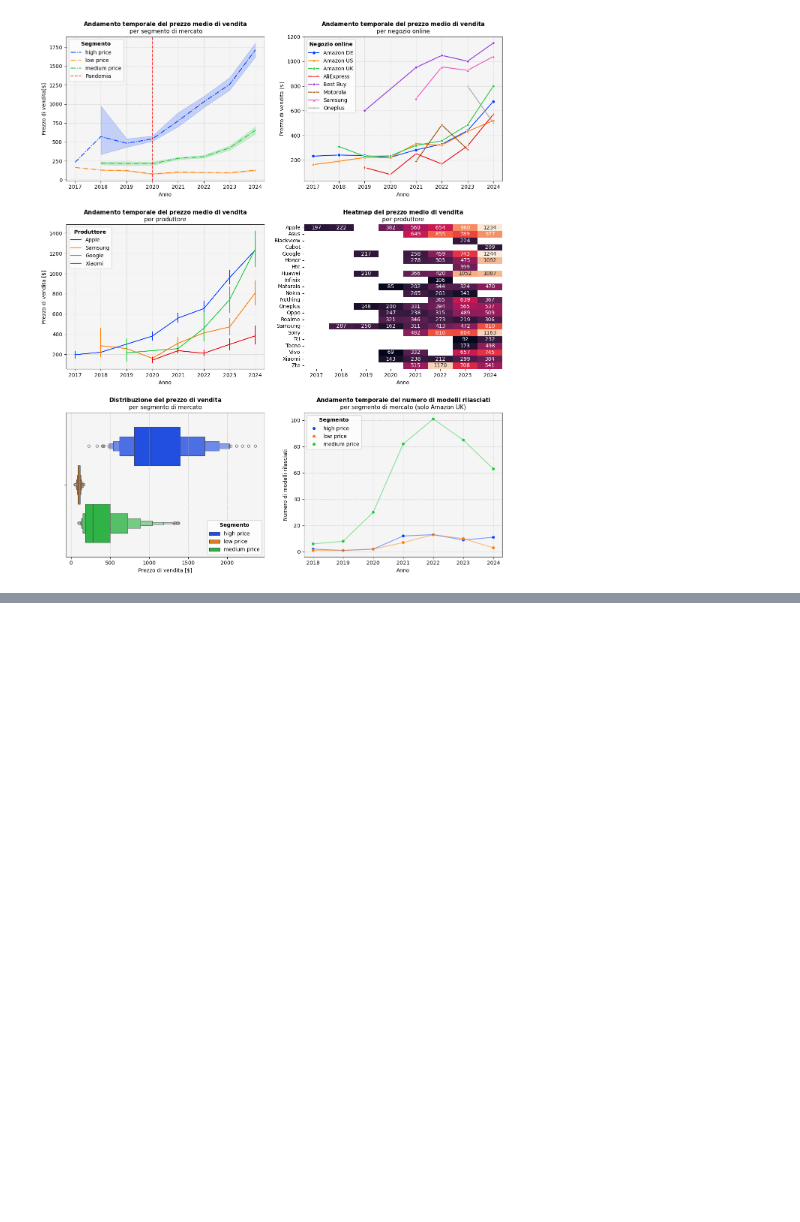
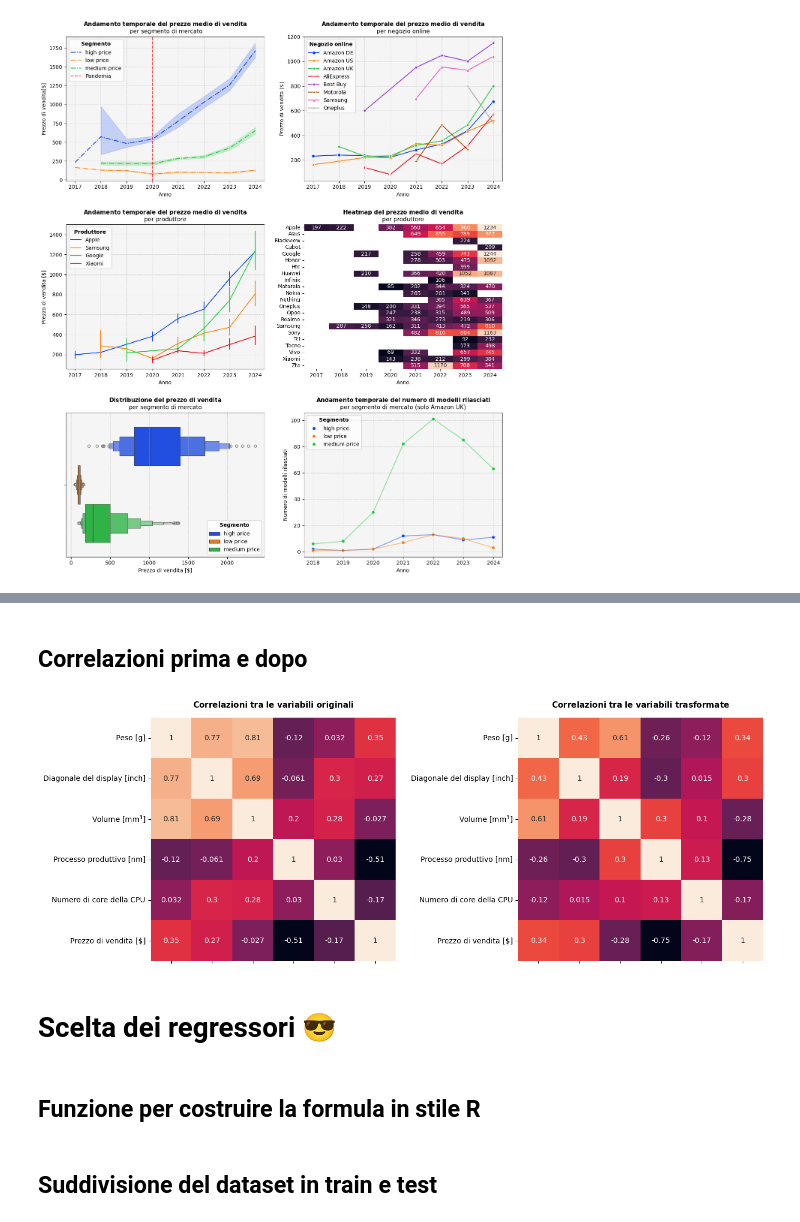
Before and after one commit to lamferzon/crash-course-Python, a Jupyter notebook: Lezioni/3. Caso di studio.ipynb, the cells around one changed output, grey strips where cells are left out. Saved outputs shown, nothing was run; the diff lists cells and outputs as text; code cells hidden in the pictures; blank space fills up the shorter version.

```diff
--- a/Lezioni/3. Caso di studio.ipynb
+++ b/Lezioni/3. Caso di studio.ipynb
@@ -405,0 +420,4 @@ sns.heatmap(data.pivot_table(
+# %%
+tr_data = data.copy()
+for var_i in num_vars + [target_var]:
+    tr_data[var_i] = np.log(data[var_i])
@@ -405,0 +440,2 @@ sns.heatmap(data.pivot_table(
+# %%
+tr_data[num_vars + [target_var]] = StandardScaler().fit_transform(tr_data[num_vars + [target_var]])
@@ -405,0 +453,14 @@ sns.heatmap(data.pivot_table(
+# %%
+for var_i in num_vars + [target_var]:
+
+    if var_i != "cpu_cores":
+
+        # calcolo dei quantili e dell'IQR
+        Q1 = tr_data[var_i].quantile(0.25)
+        Q3 = tr_data[var_i].quantile(0.75)
+        IQR = Q3 - Q1
+
+        # filtraggio
+        lower_bound = Q1 - 1.5 * IQR
+        upper_bound = Q3 + 1.5 * IQR
+        tr_data = tr_data[(tr_data[var_i] >= lower_bound) & (tr_data[var_i] <= upper_bound)]
@@ -405,0 +602,51 @@ sns.heatmap(data.pivot_table(
+# %% [markdown]
+## Correlazioni prima e dopo
+# %%
+fig, axes = plt.subplots(
+    ncols=2,
+    nrows=1,
+    figsize=(15, 6)
+)
+fig.subplots_adjust(
+    wspace=.5
+)
+
+# correlazioni tra le variabili originali
+sns.heatmap(
+    data[num_vars + [target_var]].corr(),
+    cbar=False,
+    annot=True,
+    ax=axes[0]
+)
+axes[0].set_title(
+    "$\\mathbf{Correlazioni \\ tra \\ le \\ variabili \\ originali}$",
+    size=11,
+    y=1.025
+)
+axes[0].set(
+    yticklabels=map.values(),
+    xticklabels=[]
+)
+
+# correlazioni tra le variabili trasformate
+sns.heatmap(
+    tr_data[num_vars + [target_var]].corr(),
+    cbar=False,
+    annot=True,
+    ax=axes[1]
+)
+axes[1].set_title(
+    "$\\mathbf{Correlazioni \\ tra \\ le \\ variabili \\ trasformate}$",
+    size=11,
+    y=1.025
+)
+axes[1].set(
+    yticklabels=map.values(),
+    xticklabels=[]
+);
+# %% [output]
+[figure, added]
+# %% [markdown]
+# Scelta dei regressori 😎
+# %% [markdown]
+## Funzione per costruire la formula in stile R
@@ -405,0 +661,2 @@ sns.heatmap(data.pivot_table(
+# %% [markdown]
+## Suddivisione del dataset in train e test
```
Also changed, not shown: parts of 21 cells of this notebook.
